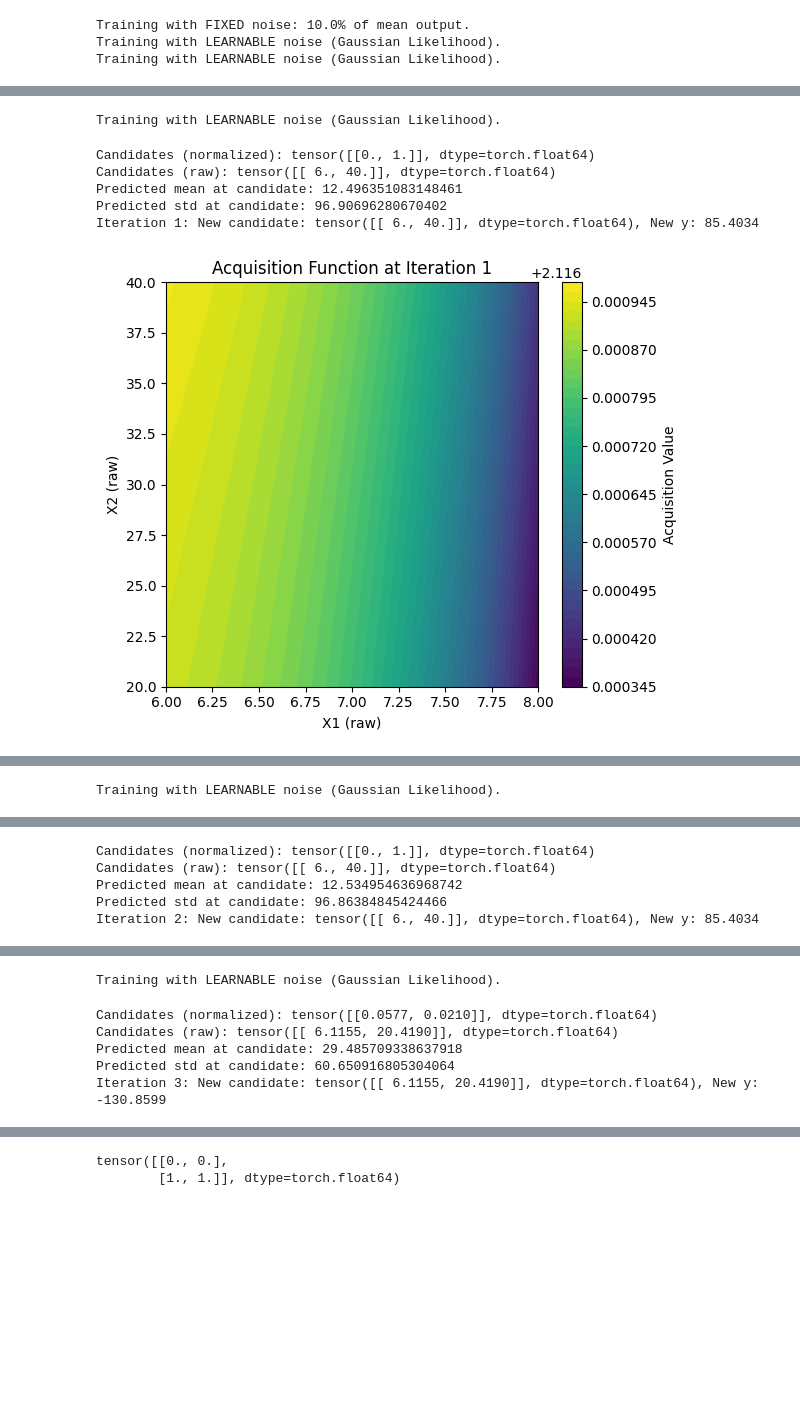
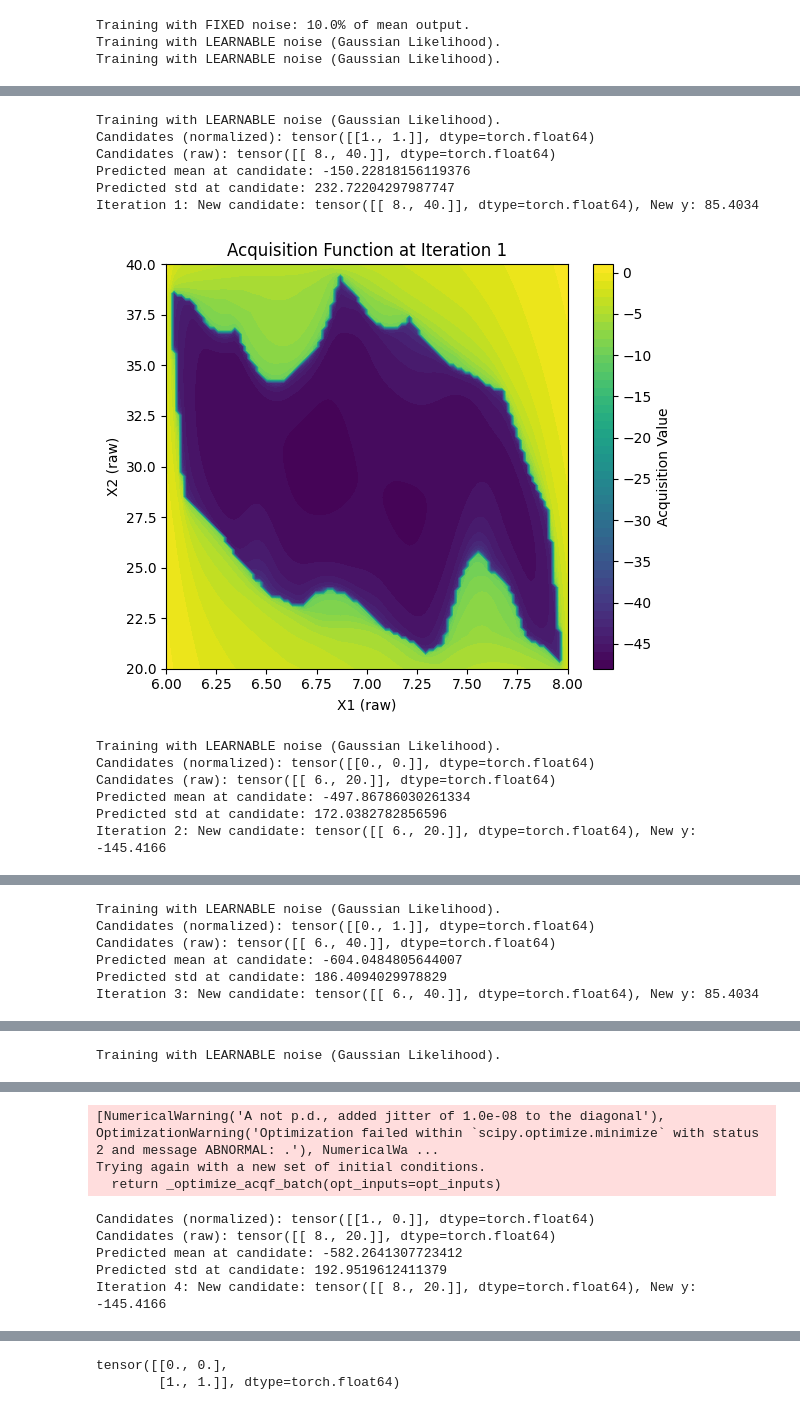
Before and after one commit to subarumuroi/Torch-Practice, a Jupyter notebook: Izzy model.ipynb, the cells around one changed output, grey strips where cells are left out. Saved outputs shown, nothing was run; the diff lists cells and outputs as text; code cells hidden in the pictures; blank space fills up the shorter version.

```diff
--- a/Izzy model.ipynb
+++ b/Izzy model.ipynb
@@ -160,7 +160,7 @@ batch_initial_conditions = train_X[topk.indices].unsqueeze(1)
 normalized_bounds = torch.stack([torch.zeros(bounds.shape[1], dtype=bounds.dtype),
                                  torch.ones(bounds.shape[1], dtype=bounds.dtype)
                                 ])
-n_iterations = 3
+n_iterations = 50
 
 for iteration in range(n_iterations):
     # train model
@@ -168,16 +168,20 @@ for iteration in range(n_iterations):
 
     # recompute batch_inital_conditions each iteration
     topk = torch.topk(train_Y.squeeze(), k=num_restarts, largest=True)
-    batch_initial_conditions = train_X[topk.indices].unsqueeze(1)
+    X_normalized = normalize(train_X, bounds=bounds)
+    batch_initial_conditions = X_normalized[topk.indices].unsqueeze(1)
 
     # Define the acquisition function (UCB, EI, PI)
     #acq_func = LogExpectedImprovement(model=model, best_f=train_Y.max(), maximize=True) # maximize=True for maximization problem
-    acq_func = UpperConfidenceBound(model=model, beta=10) # UCB
+    acq_func = UpperConfidenceBound(model=model, beta=0.1) # UCB
     #acq_func = ProbabilityOfImprovement(model=model, best_f=train_Y.max(), maximize=True) # PI
     #acq_func = qExpectedImprovement(model=model, best_f=train_Y.max(), maximize=True) # qEI
     #acq_func = qUpperConfidenceBound(model=model, beta=0.1) # qUCB
     #acq_func = qProbabilityOfImprovement(model=model, best_f=train_Y.max(), maximize=True) # qPI
     #acq_func = qLogNoisyExpectedImprovement(model=model, X_baseline = train_X ) # qLogEI
+
+
+    # noise_level maybe dubious because the model has been set to False for fixed_noise
     #acq_func = qLogNoisyExpectedImprovement(model=model, best_f=train_Y.max(), maximize=True, noise_level=noise_level) # qLogEI with noise level
     #acq_func = qLogNoisyExpectedImprovement(model=model, best_f=train_Y.max(), maximize=True, noise_level=noise_level, num_samples=1000) # qLogEI with noise level and num_samples
     #acq_func = qLogNoisyExpectedImprovement(model=model, best_f=train_Y.max(), maximize=True, noise_level=noise_level, num_samples=1000, num_fantasies=5) # qLogEI with noise level and num_samples and num_fantasies
@@ -244,7 +223,7 @@ from botorch.optim import optimize_acqf
 from botorch.acquisition.logei import qLogNoisyExpectedImprovement
 from botorch.acquisition import UpperConfidenceBound
 
-n_iterations = 3
+n_iterations = 25
 num_restarts = 5
 
 for iteration in range(n_iterations):
@@ -252,13 +231,14 @@ for iteration in range(n_iterations):
     model, mll = train_GP_model(train_X, train_Y, fixed_noise=False)
 
     # Recompute batch_initial_conditions each iteration (important!)
+    X_normalized = normalize(train_X, bounds)
     topk = torch.topk(train_Y.squeeze(), k=num_restarts, largest=True)
     batch_initial_conditions = train_X[topk.indices].unsqueeze(1)
 
     # Acquisition function (try switching between UCB and qLogNEI to compare)
     acq_func = qLogNoisyExpectedImprovement(
         model=model,
-        X_baseline=train_X,
+        X_baseline=X_normalized,
     )
     # Alternative (exploratory):
     # acq_func = UpperConfidenceBound(model=model, beta=0.1)
@@ -268,36 +248,42 @@ for iteration in range(n_iterations):
         acq_function=acq_func,
         bounds=normalized_bounds,
         q=1,
         num_restarts=10,
         raw_samples=256,
         batch_initial_conditions=batch_initial_conditions,
     )
 
     # Unnormalize candidate
     candidate_raw = unnormalize(candidate, bounds=bounds)
 
     print("Candidates (normalized):", candidate)
     print("Candidates (raw):", candidate_raw)
 
     # Evaluate objective
     new_y = objective_function(candidate_raw, seed=seed)
     train_X = torch.cat([train_X, candidate_raw], dim=0)
     train_Y = torch.cat([train_Y, new_y.unsqueeze(-1)], dim=0)
 
     # Posterior info
     posterior = model.posterior(candidate)
     print(f"Predicted mean at candidate: {posterior.mean.item()}")
     print(f"Predicted std at candidate: {posterior.variance.sqrt().item()}")
     print(f"Iteration {iteration+1}: New candidate: {candidate_raw}, New y: {new_y.item():.4f}")
 
     # Optional: Plot acquisition function
     plot_acquisition(acq_func, bounds, title=f"Acquisition Function at Iteration {iteration+1}")
     plt.show()
 # %% [output]
 Training with LEARNABLE noise (Gaussian Likelihood).
+Candidates (normalized): tensor([[1., 1.]], dtype=torch.float64)
+Candidates (raw): tensor([[ 8., 40.]], dtype=torch.float64)
+Predicted mean at candidate: -150.22818156119376
+Predicted std at candidate: 232.72204297987747
+Iteration 1: New candidate: tensor([[ 8., 40.]], dtype=torch.float64), New y: 85.4034
+[figure, new version]
-Candidates (normalized): tensor([[0., 1.]], dtype=torch.float64)
-Candidates (raw): tensor([[ 6., 40.]], dtype=torch.float64)
-Predicted mean at candidate: 12.496351083148461
-Predicted std at candidate: 96.90696280670402
-Iteration 1: New candidate: tensor([[ 6., 40.]], dtype=torch.float64), New y: 85.4034
+Training with LEARNABLE noise (Gaussian Likelihood).
+Candidates (normalized): tensor([[0., 0.]], dtype=torch.float64)
+Candidates (raw): tensor([[ 6., 20.]], dtype=torch.float64)
+Predicted mean at candidate: -497.86786030261334
+Predicted std at candidate: 172.0382782856596
+Iteration 2: New candidate: tensor([[ 6., 20.]], dtype=torch.float64), New y: -145.4166
-[figure, old version]
@@ -304 +291,6 @@ Iteration 1: New candidate: tensor([[ 6., 40.]], dtype=torch.float64), New y: 85
 Training with LEARNABLE noise (Gaussian Likelihood).
+Candidates (normalized): tensor([[0., 1.]], dtype=torch.float64)
+Candidates (raw): tensor([[ 6., 40.]], dtype=torch.float64)
+Predicted mean at candidate: -604.0484805644007
+Predicted std at candidate: 186.4094029978829
+Iteration 3: New candidate: tensor([[ 6., 40.]], dtype=torch.float64), New y: 85.4034
@@ -305,5 +298 @@ Training with LEARNABLE noise (Gaussian Likelihood).
-Candidates (normalized): tensor([[0., 1.]], dtype=torch.float64)
-Candidates (raw): tensor([[ 6., 40.]], dtype=torch.float64)
-Predicted mean at candidate: 12.534954636968742
-Predicted std at candidate: 96.86384845424466
-Iteration 2: New candidate: tensor([[ 6., 40.]], dtype=torch.float64), New y: 85.4034
+Training with LEARNABLE noise (Gaussian Likelihood).
@@ -311,6 +299,8 @@ Iteration 2: New candidate: tensor([[ 6., 40.]], dtype=torch.float64), New y: 85
-Training with LEARNABLE noise (Gaussian Likelihood).
+[NumericalWarning('A not p.d., added jitter of 1.0e-08 to the diagonal'), OptimizationWarning('Optimization failed within `scipy.optimize.minimize` with status 2 and message ABNORMAL: .'), NumericalWa ...
+Trying again with a new set of initial conditions.
+  return _optimize_acqf_batch(opt_inputs=opt_inputs)
-Candidates (normalized): tensor([[0.0577, 0.0210]], dtype=torch.float64)
-Candidates (raw): tensor([[ 6.1155, 20.4190]], dtype=torch.float64)
-Predicted mean at candidate: 29.485709338637918
-Predicted std at candidate: 60.650916805304064
-Iteration 3: New candidate: tensor([[ 6.1155, 20.4190]], dtype=torch.float64), New y: -130.8599
+Candidates (normalized): tensor([[1., 0.]], dtype=torch.float64)
+Candidates (raw): tensor([[ 8., 20.]], dtype=torch.float64)
+Predicted mean at candidate: -582.2641307723412
+Predicted std at candidate: 192.9519612411379
+Iteration 4: New candidate: tensor([[ 8., 20.]], dtype=torch.float64), New y: -145.4166
```
Also changed, not shown: parts of 4 cells of this notebook.
